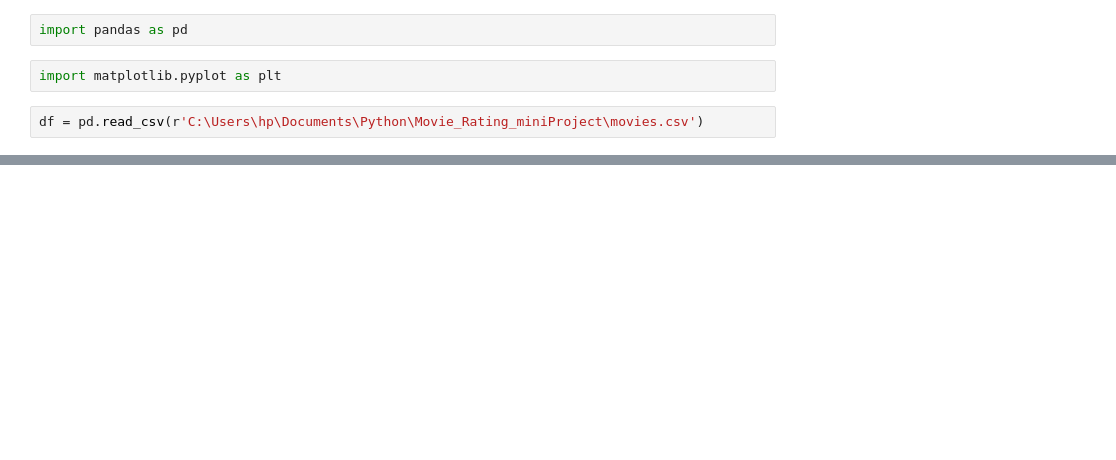
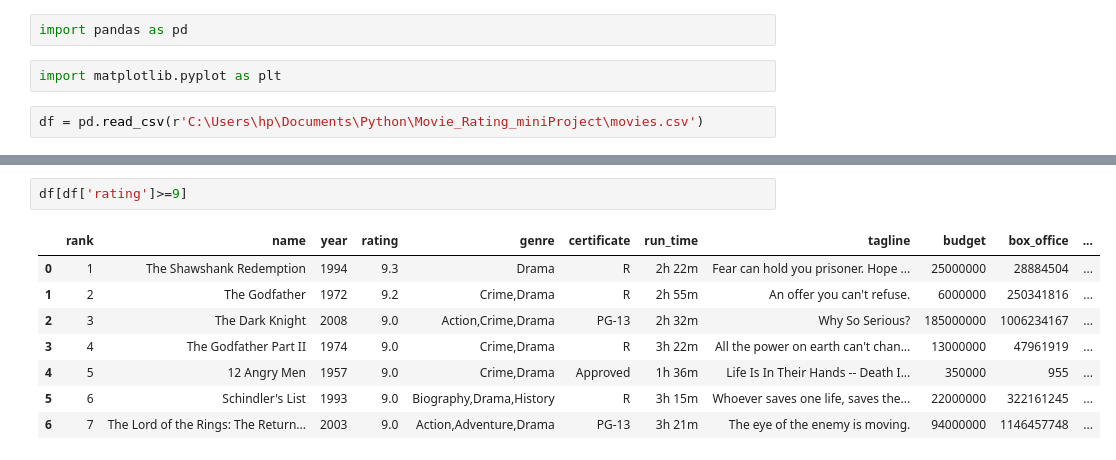
Before and after one commit to muskansonker/python-repository, a Jupyter notebook: Movie_Rating_miniProject/movie.ipynb, the cells around one changed output, grey strips where cells are left out. Saved outputs shown, nothing was run; the diff lists cells and outputs as text; blank space fills up the shorter version.

```diff
--- a/Movie_Rating_miniProject/movie.ipynb
+++ b/Movie_Rating_miniProject/movie.ipynb
@@ -31,0 +88,11 @@ NameError: name 'm' is not defined
+# %%
+df[df['rating']>=9]
+# %% [output]
+|  | rank | name | year | rating | genre | certificate | run_time | tagline | budget | box_office | ... |
+| 0 | 1 | The Shawshank Redemption | 1994 | 9.3 | Drama | R | 2h 22m | Fear can hold you prisoner. Hope ... | 25000000 | 28884504 | ... |
+| 1 | 2 | The Godfather | 1972 | 9.2 | Crime,Drama | R | 2h 55m | An offer you can't refuse. | 6000000 | 250341816 | ... |
+| 2 | 3 | The Dark Knight | 2008 | 9.0 | Action,Crime,Drama | PG-13 | 2h 32m | Why So Serious? | 185000000 | 1006234167 | ... |
+| 3 | 4 | The Godfather Part II | 1974 | 9.0 | Crime,Drama | R | 3h 22m | All the power on earth can't chan... | 13000000 | 47961919 | ... |
+| 4 | 5 | 12 Angry Men | 1957 | 9.0 | Crime,Drama | Approved | 1h 36m | Life Is In Their Hands -- Death I... | 350000 | 955 | ... |
+| 5 | 6 | Schindler's List | 1993 | 9.0 | Biography,Drama,History | R | 3h 15m | Whoever saves one life, saves the... | 22000000 | 322161245 | ... |
+| 6 | 7 | The Lord of the Rings: The Return... | 2003 | 9.0 | Action,Adventure,Drama | PG-13 | 3h 21m | The eye of the enemy is moving. | 94000000 | 1146457748 | ... |
```
Also changed, not shown: parts of 14 cells of this notebook, 7 other files.
